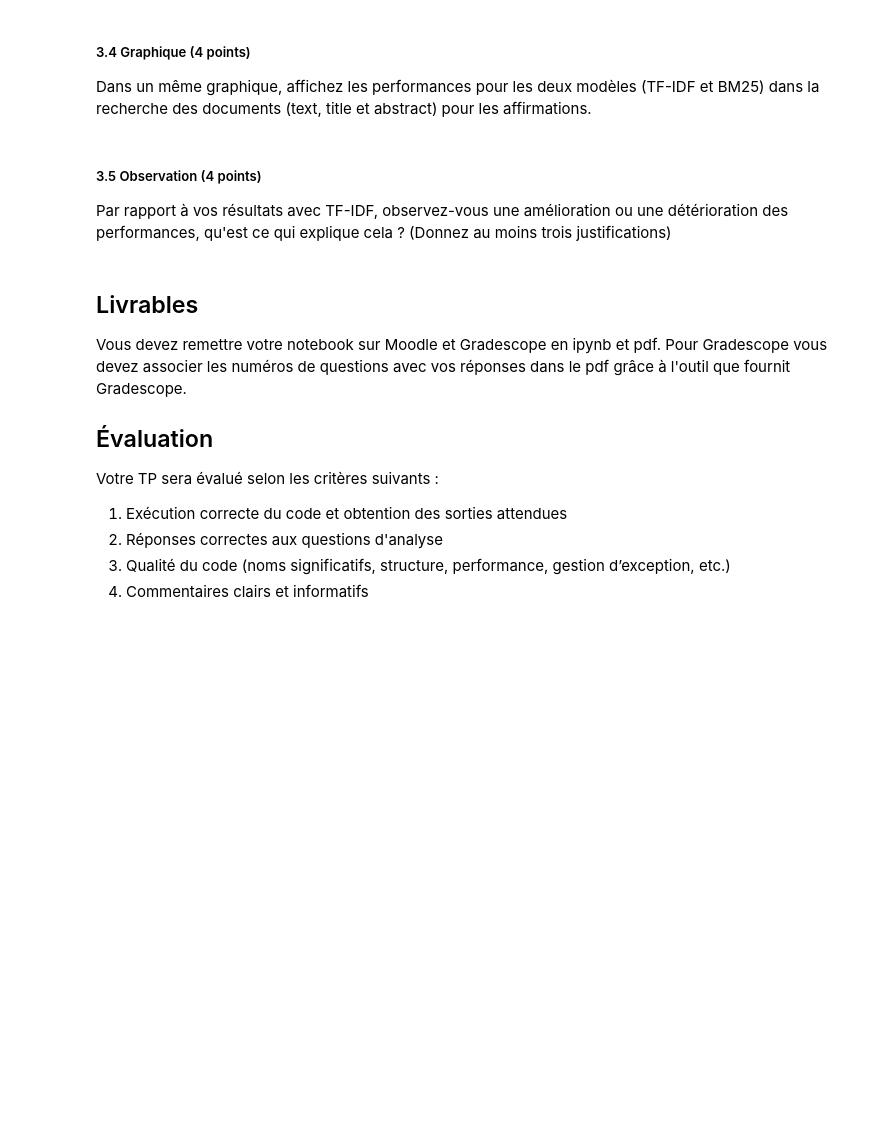
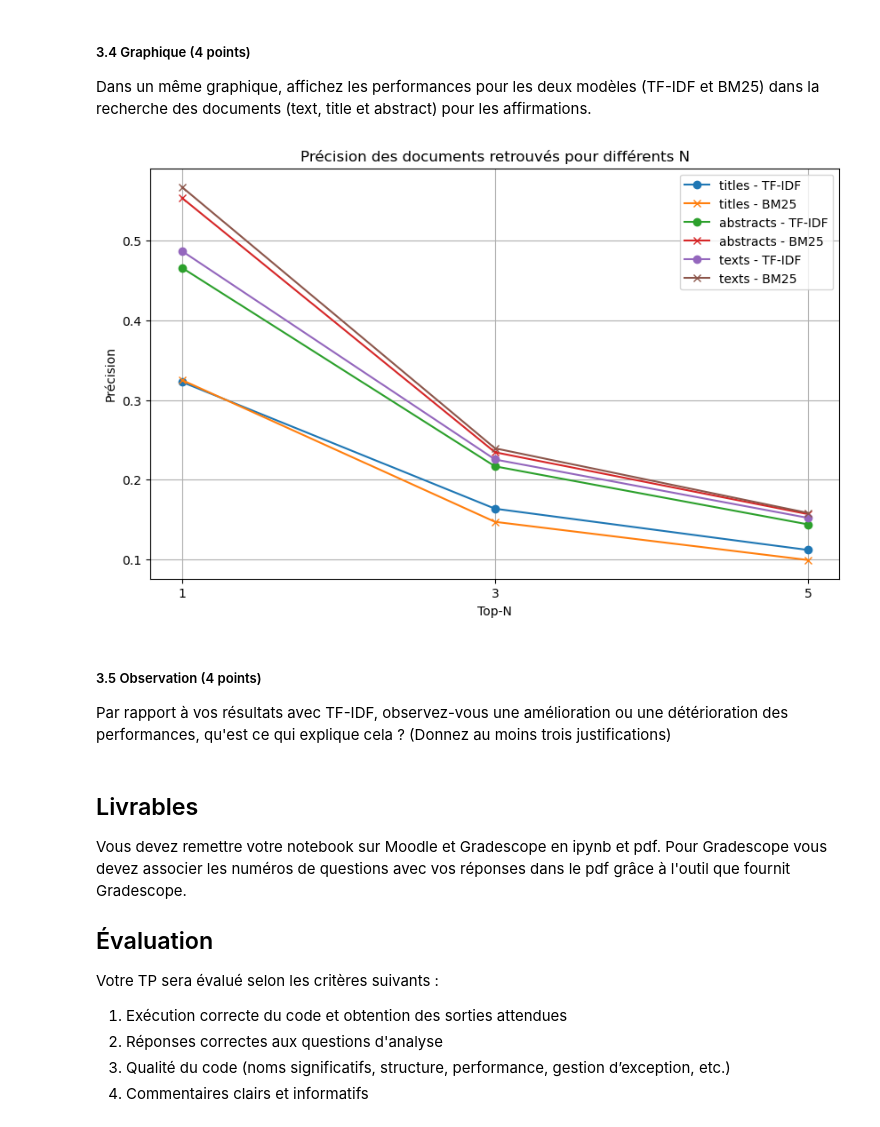
Before and after one commit to mohamedali05/TP_INF8460, a Jupyter notebook: INF8460_A24_TP1_Enonce╠ü.ipynb, the cells around one changed output. Drawn from its saved outputs; the diff is of its cells as text; code cells hidden in the pictures; blank space fills up the shorter version.

```diff
--- a/INF8460_A24_TP1_Enonce╠ü.ipynb
+++ b/INF8460_A24_TP1_Enonce╠ü.ipynb
@@ -983,3 +1036,39 @@ Dans un même graphique, affichez les performances pour les deux modèles (TF-ID
+# %%
+# TODO
+# Dans un même graphique, affichez les performances pour les deux modèles (TF-IDF et BM25) dans la recherche des documents (text, title et abstract) pour les affirmations.
+
+documents_types = ['titles', 'abstracts', 'texts']
+N_values = [1, 3, 5]
+
+precisions_bm25 = {
+    'titles': precisions_titles_bm25,
+    'abstracts': precisions_abstracts_bm25,
+    'texts': precisions_texts_bm25
+}
+
+precisions_tfidf = {
+    'titles': precisions_titles,
+    'abstracts': precisions_abstracts,
+    'texts': precisions_texts
+}
+
+plt.figure(figsize=(10, 6))
+
+for document_type in documents_types:
+    plt.plot(N_values, precisions_tfidf[document_type], marker='o', label=f'{document_type} - TF-IDF')
+    plt.plot(N_values, precisions_bm25[document_type], marker='x', label=f'{document_type} - BM25')
+
+plt.title('Précision des documents retrouvés pour différents N')
+plt.xlabel('Top-N')
+plt.ylabel('Précision')
+plt.xticks(N_values)
+plt.legend()
+plt.grid(True)
+
+plt.show()
+# END TODO
+# %% [output]
+[figure, added]
 # %% [markdown]
 ##### 3.5 Observation (4 points)
 
```
Also changed, not shown: parts of 14 cells of this notebook, 3 other files.
